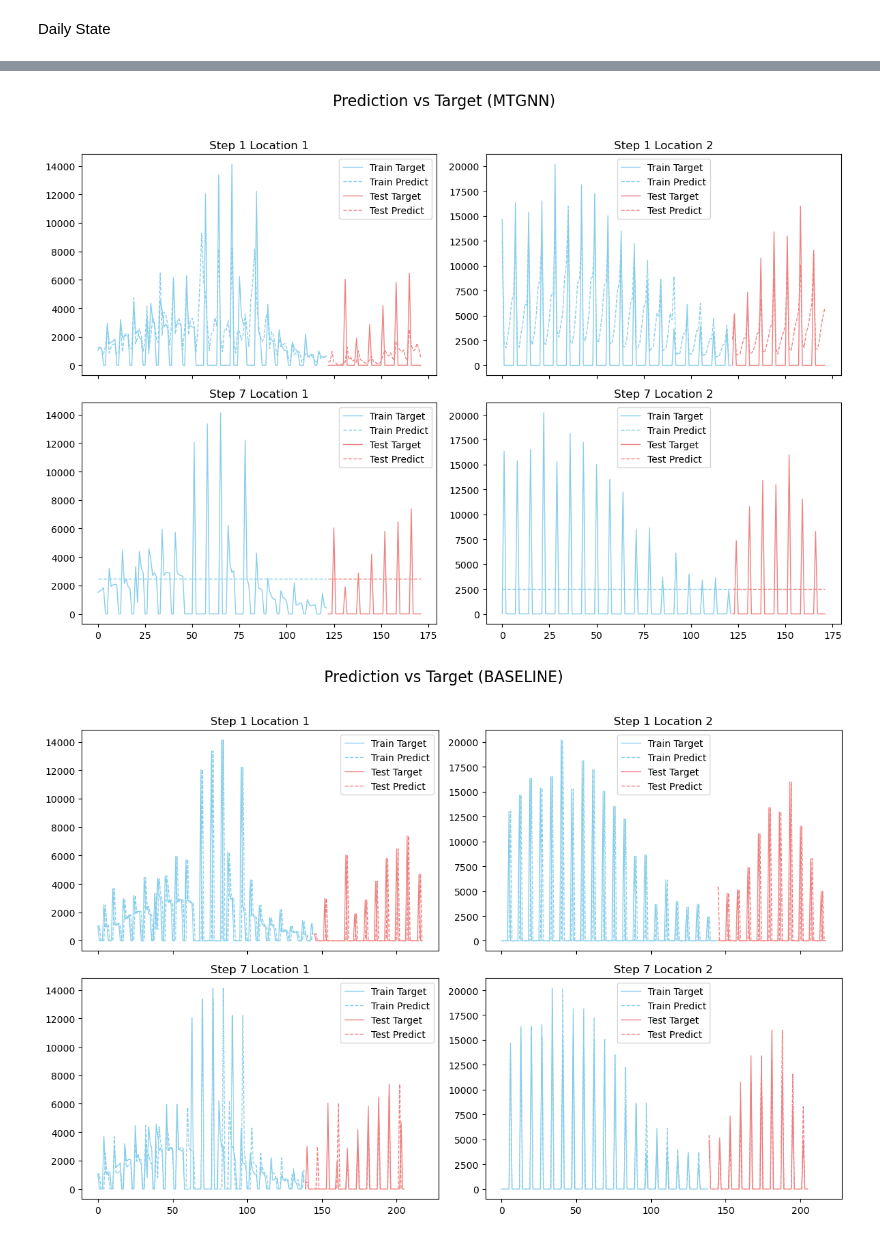
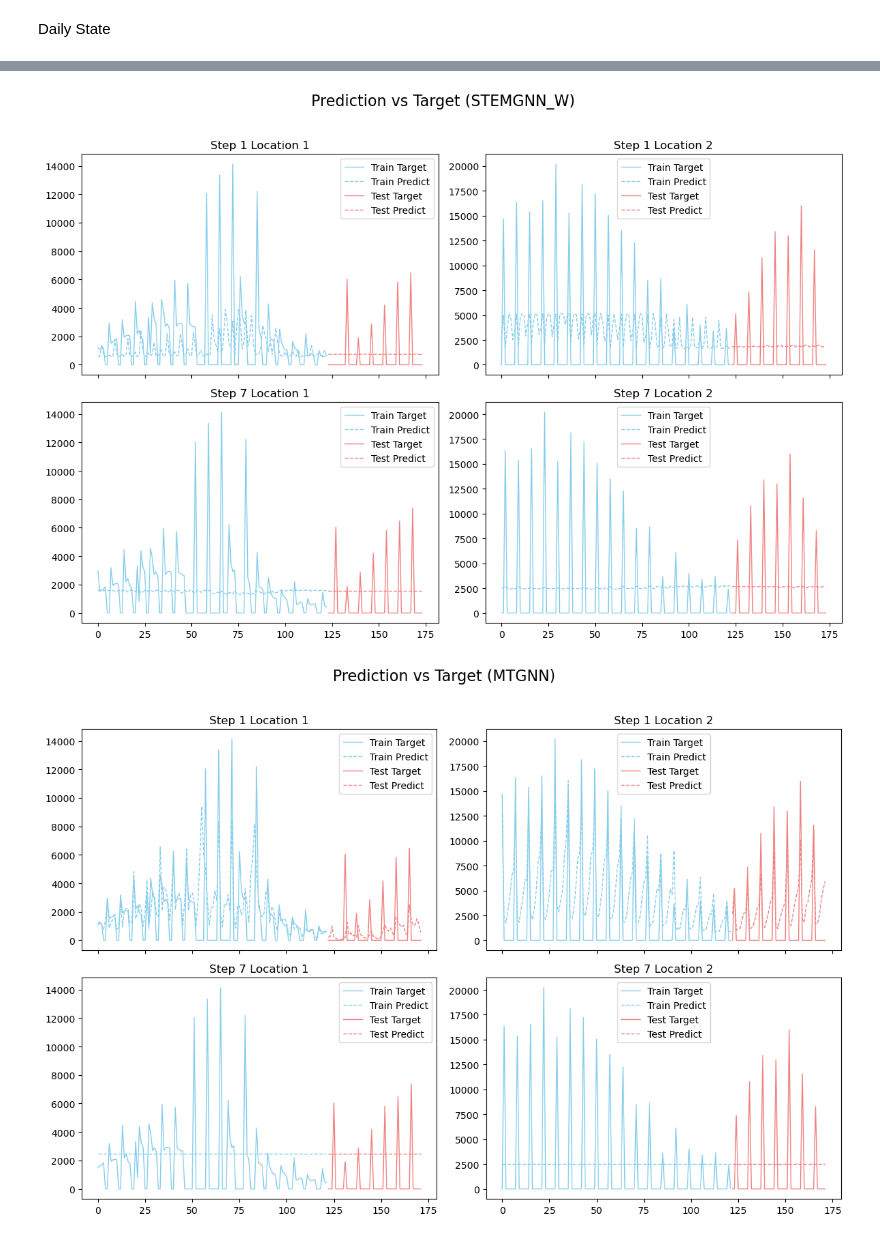
Before and after one commit to roomtempfusion/STAT-461-Group-Project, a Jupyter notebook: evaluation/evaluation.ipynb, the cells around one changed output, grey strips where cells are left out. Cells and saved outputs as stored; diff of their text form; code cells hidden in the pictures.

```diff
--- a/evaluation/evaluation.ipynb
+++ b/evaluation/evaluation.ipynb
@@ -54,7 +54,7 @@ def find_best_alignment(gt_csv_path, raw_array, P_range=[10,12,14], H_range=[10,
     return best_P, best_H, best_offset, best_mse
 
 # Methods to evaluate (add more if they have GT CSVs)
-methods = ['stemgnn', 'mtgnn','baseline']
+methods = ['stemgnn','stemgnn_w', 'mtgnn','mtgnn_w', 'baseline']
 
 for method in methods:
     print(f"\nEvaluating {method.upper()}...")
@@ -67,6 +67,13 @@ for method in methods:
         steps = 7
         pred_dir_val = '../../baselines_imputation/MTGNN/predictions/daily/val_step_{}_predictions.csv'
         pred_dir_test = '../../baselines_imputation/MTGNN/predictions/daily/test_step_{}_predictions.csv'
+    elif method == 'mtgnn_w':
+        gt_path_val = '../../baselines_imputation/MTGNN/predictions/daily_W/val_step_1_ground_truth.csv'
+        gt_path_test = '../../baselines_imputation/MTGNN/predictions/daily_W/test_step_1_ground_truth.csv'
+        is_multi_step = True
+        steps = 7
+        pred_dir_val = '../../baselines_imputation/MTGNN/predictions/daily_W/val_step_{}_predictions.csv'
+        pred_dir_test = '../../baselines_imputation/MTGNN/predictions/daily_W/test_step_{}_predictions.csv'
     elif method == 'stemgnn':
         gt_path_val = '../../baselines_imputation/StemGNN/output/confirmed_state/train/val_step_1_ground_truth.csv'
         gt_path_test = '../../baselines_imputation/StemGNN/output/confirmed_state/test/test_step_1_ground_truth.csv'
@@ -74,6 +81,13 @@ for method in methods:
         steps = 7
         pred_dir_val = '../../baselines_imputation/StemGNN/output/confirmed_state/train/val_step_{}_predictions.csv'
         pred_dir_test = '../../baselines_imputation/StemGNN/output/confirmed_state/test/test_step_{}_predictions.csv'
+    elif method == 'stemgnn_w':
+        gt_path_val = '../../baselines_imputation/StemGNN/output/confirmed_state_w/train/val_step_1_ground_truth.csv'
+        gt_path_test = '../../baselines_imputation/StemGNN/output/confirmed_state_w/test/test_step_1_ground_truth.csv'
+        is_multi_step = True
+        steps = 7
+        pred_dir_val = '../../baselines_imputation/StemGNN/output/confirmed_state_w/train/val_step_{}_predictions.csv'
+        pred_dir_test = '../../baselines_imputation/StemGNN/output/confirmed_state_w/test/test_step_{}_predictions.csv'
     elif method == 'baseline':
         # Baseline uses raw data directly, no GT CSV, use step1 GT as reference for alignment
         gt_path_val = '../../baselines_imputation/MTGNN/predictions/daily/val_step_1_ground_truth.csv'  # Use MTGNN step1 GT for alignment
@@ -191,7 +205,7 @@ import matplotlib.pyplot as plt
 valid_raw = pd.read_csv('/shares/mxq6904/yilongchen/baselines_imputation/MTGNN/raw/confirmed_state_valid.csv', header=None).iloc[1:].values
 test_raw  = pd.read_csv('/shares/mxq6904/yilongchen/baselines_imputation/MTGNN/raw/confirmed_state_test.csv', header=None).iloc[1:].values
 
-methods = ['stemgnn', 'mtgnn', 'baseline']
+methods = ['stemgnn', 'stemgnn_w', 'mtgnn', 'mtgnn_w',  'baseline']
 
 for method in methods:
     fig, axes = plt.subplots(2, 2, figsize=(12, 8), sharex=True)
@@ -204,11 +218,21 @@ for method in methods:
                 target_train = np.loadtxt(f'../../baselines_imputation/StemGNN/output/confirmed_state/train/val_step_{step}_ground_truth.csv', delimiter=',')
                 predict_test = np.loadtxt(f'../../baselines_imputation/StemGNN/output/confirmed_state/test/test_step_{step}_predictions.csv', delimiter=',')
                 target_test = np.loadtxt(f'../../baselines_imputation/StemGNN/output/confirmed_state/test/test_step_{step}_ground_truth.csv', delimiter=',')
+            elif method == 'stemgnn_w':
+                predict_train = np.loadtxt(f'../../baselines_imputation/StemGNN/output/confirmed_state_w/train/val_step_{step}_predictions.csv', delimiter=',')
+                target_train = np.loadtxt(f'../../baselines_imputation/StemGNN/output/confirmed_state_w/train/val_step_{step}_ground_truth.csv', delimiter=',')
+                predict_test = np.loadtxt(f'../../baselines_imputation/StemGNN/output/confirmed_state_w/test/test_step_{step}_predictions.csv', delimiter=',')
+                target_test = np.loadtxt(f'../../baselines_imputation/StemGNN/output/confirmed_state_w/test/test_step_{step}_ground_truth.csv', delimiter=',')
             elif method == 'mtgnn':
                 predict_train = np.loadtxt(f'../../baselines_imputation/MTGNN/predictions/daily/val_step_{step}_predictions.csv', delimiter=',')
                 target_train = np.loadtxt(f'../../baselines_imputation/MTGNN/predictions/daily/val_step_{step}_ground_truth.csv', delimiter=',')
                 predict_test = np.loadtxt(f'../../baselines_imputation/MTGNN/predictions/daily/test_step_{step}_predictions.csv', delimiter=',')
                 target_test = np.loadtxt(f'../../baselines_imputation/MTGNN/predictions/daily/test_step_{step}_ground_truth.csv', delimiter=',')
+            elif method == 'mtgnn_w':
+                predict_train = np.loadtxt(f'../../baselines_imputation/MTGNN/predictions/daily_W/val_step_{step}_predictions.csv', delimiter=',')
+                target_train = np.loadtxt(f'../../baselines_imputation/MTGNN/predictions/daily_W/val_step_{step}_ground_truth.csv', delimiter=',')
+                predict_test = np.loadtxt(f'../../baselines_imputation/MTGNN/predictions/daily_W/test_step_{step}_predictions.csv', delimiter=',')
+                target_test = np.loadtxt(f'../../baselines_imputation/MTGNN/predictions/daily_W/test_step_{step}_ground_truth.csv', delimiter=',')
             elif method == 'baseline':
                 # Baseline: use k days ago as prediction
                 predict_train = valid_raw[:-step]  # Use t-step to predict t
@@ -218,32 +242,32 @@ for method in methods:
                 target_train = target_train[:min_len_train]
 
                 predict_test = test_raw[:-step]
                 target_test = test_raw[step:]
                 min_len_test = min(len(predict_test), len(target_test))
                 predict_test = predict_test[:min_len_test]
                 target_test = target_test[:min_len_test]
 
             for loc in range(2):
                 ax = axes[idx]
                 # Plot train data
                 ax.plot(range(len(target_train)), target_train[:, loc], label='Train Target', linewidth=1, color='skyblue')
                 ax.plot(range(len(predict_train)), predict_train[:, loc], label='Train Predict', linewidth=1, linestyle='--', color='skyblue')
                 # Plot test data
                 start_test = len(target_train)
                 ax.plot(range(start_test, start_test + len(target_test)), target_test[:, loc], label='Test Target', linewidth=1, color='lightcoral')
                 ax.plot(range(start_test, start_test + len(predict_test)), predict_test[:, loc], label='Test Predict', linewidth=1, linestyle='--', color='lightcoral')
                 ax.set_title(f'Step {step} Location {loc+1}')
                 ax.legend()
                 idx += 1
 
         except Exception as e:
             print(f"Error plotting {method} step {step}: {e}. Skipping.")
             idx += 2  # Skip both locations for this step
 
     fig.suptitle(f'Prediction vs Target ({method.upper()})', y=1.02, fontsize=16)
     plt.tight_layout()
     plt.show()
 # %% [output]
 [figure]
-[figure, old version]
+[figure, new version]
-[figure, old version]
+[figure, new version]
```
Also changed, not shown: parts of 2 cells of this notebook.
